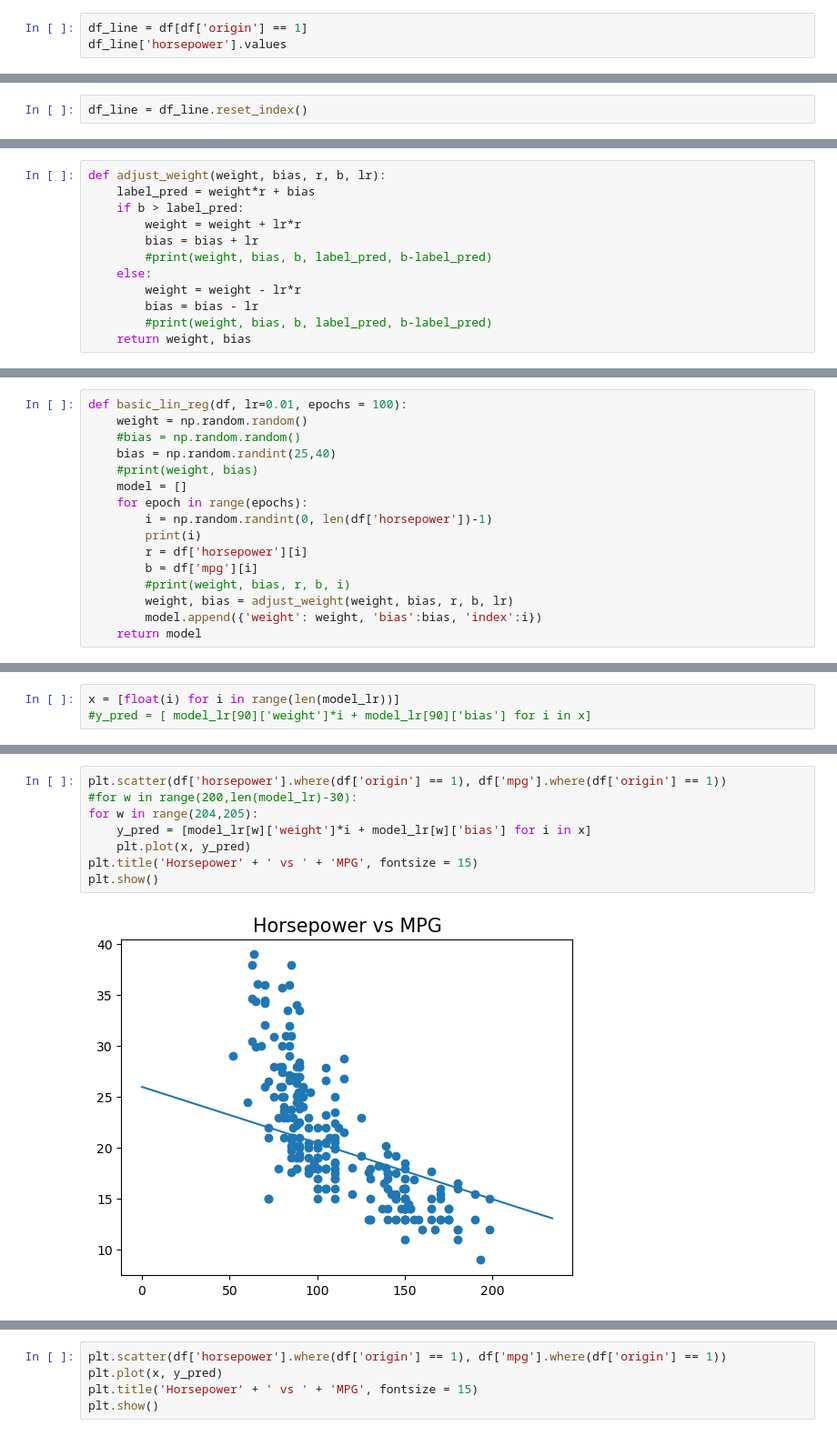
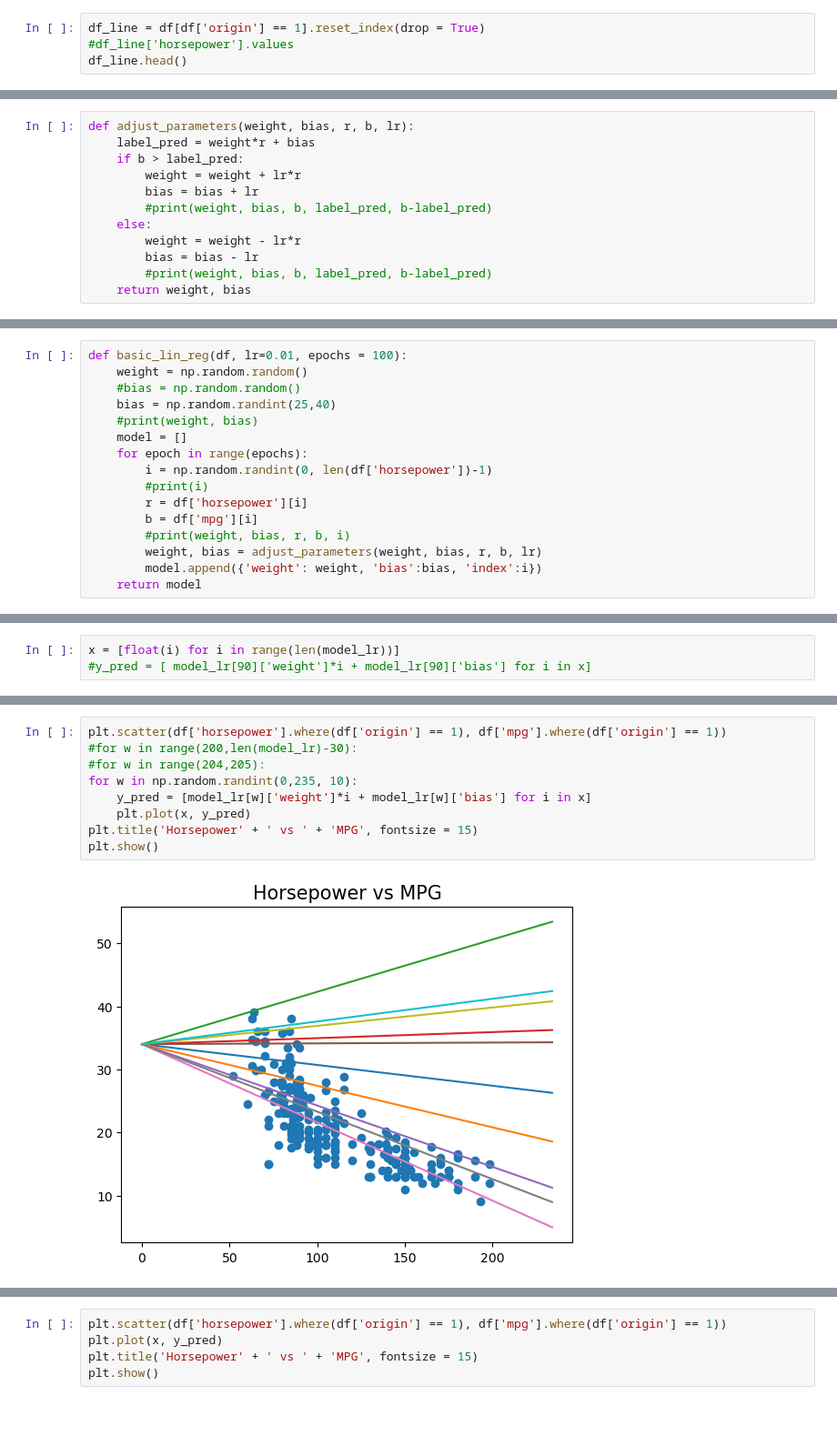
Before and after one commit to yonkeenn/LinearRegression, a Jupyter notebook: Model&Evaluate.ipynb, the cells around one changed output, grey strips where cells are left out. Shown: that part at 91% size. Drawn from its saved outputs; the diff is of its cells as text.

```diff
--- a/Model&Evaluate.ipynb
+++ b/Model&Evaluate.ipynb
@@ -196,4 +220,5 @@ Package sklearn?
 # %%
-df_line = df[df['origin'] == 1]
-df_line['horsepower'].values
+df_line = df[df['origin'] == 1].reset_index(drop = True)
+#df_line['horsepower'].values
+df_line.head()
 # %% [output]
@@ -233,2 +230,0 @@ df_line
-# %%
-df_line = df_line.reset_index()
@@ -262,7 +242,7 @@ plt.show()
 # %% [markdown]
 ## Linear Regression Algorithm
 # %%
-def adjust_weight(weight, bias, r, b, lr):
+def adjust_parameters(weight, bias, r, b, lr):
     label_pred = weight*r + bias
     if b > label_pred:
         weight = weight + lr*r
@@ -289,10 +269,10 @@ def basic_lin_reg(df, lr=0.01, epochs = 100):
     model = []
     for epoch in range(epochs):
         i = np.random.randint(0, len(df['horsepower'])-1)
-        print(i)
+        #print(i)
         r = df['horsepower'][i]
         b = df['mpg'][i]
         #print(weight, bias, r, b, i)
-        weight, bias = adjust_weight(weight, bias, r, b, lr)
+        weight, bias = adjust_parameters(weight, bias, r, b, lr)
         model.append({'weight': weight, 'bias':bias, 'index':i})
     return model
@@ -321,10 +305,11 @@ x = [float(i) for i in range(len(model_lr))]
 # %%
 plt.scatter(df['horsepower'].where(df['origin'] == 1), df['mpg'].where(df['origin'] == 1))
 #for w in range(200,len(model_lr)-30):
-for w in range(204,205):
+#for w in range(204,205):
+for w in np.random.randint(0,235, 10):
     y_pred = [model_lr[w]['weight']*i + model_lr[w]['bias'] for i in x]
     plt.plot(x, y_pred)
 plt.title('Horsepower' + ' vs ' + 'MPG', fontsize = 15)
 plt.show()
 # %% [output]
-[figure, old version]
+[figure, new version]
```
Also changed, not shown: parts of 12 cells of this notebook.
